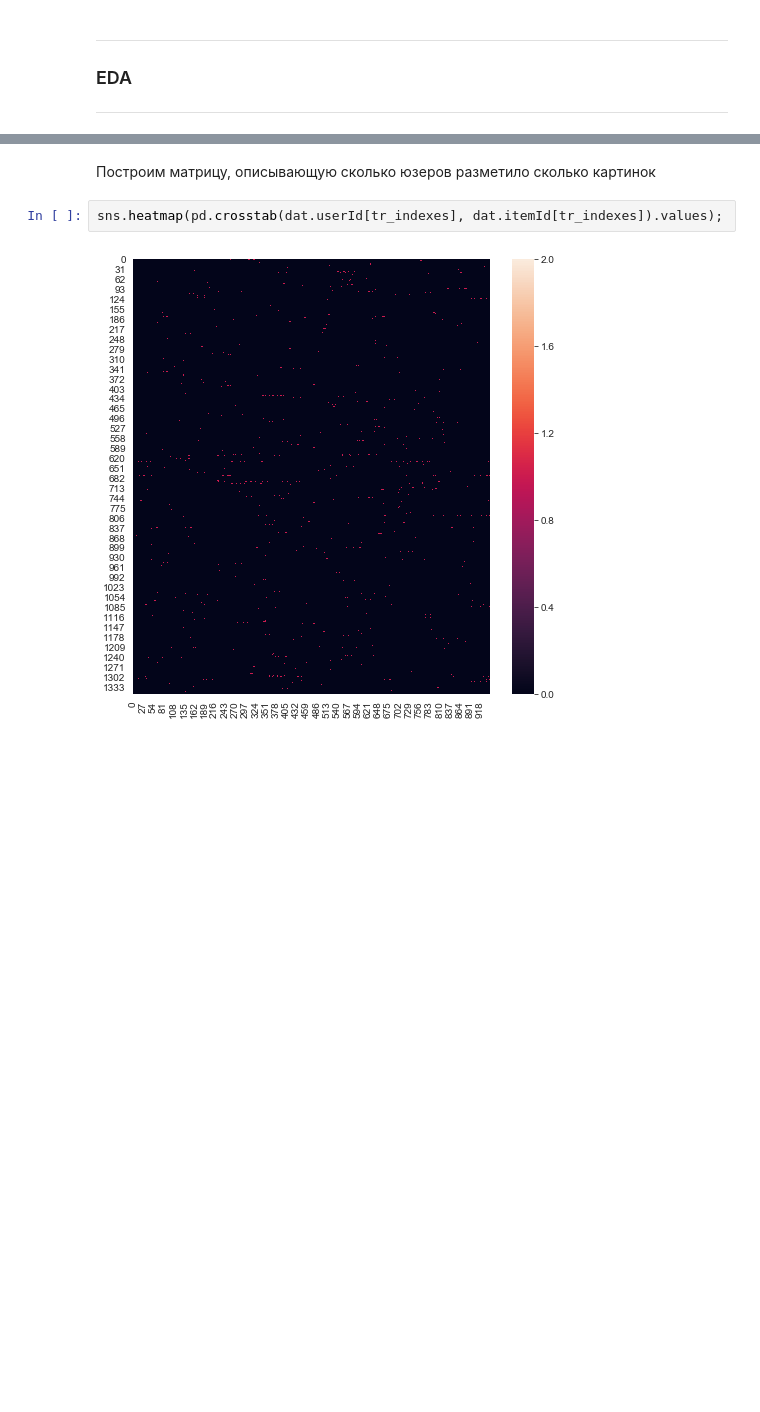
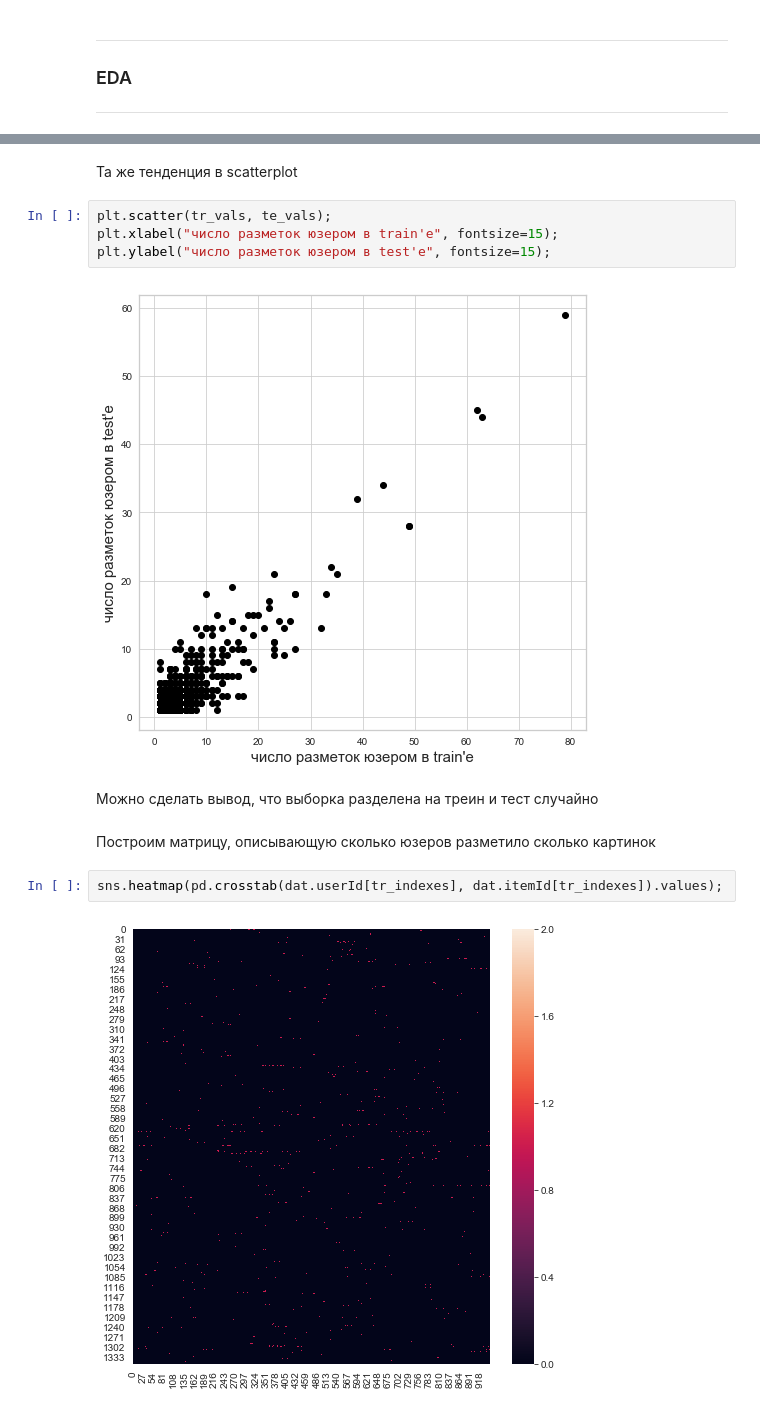
Before and after one commit to andreitsev/Competitions, a Jupyter notebook: ML Bootcamp Модератор Одноклассников.ipynb, the cells around one changed output, grey strips where cells are left out. Saved outputs shown, nothing was run; the diff lists cells and outputs as text; blank space fills up the shorter version.

```diff
--- a/ML Bootcamp Модератор Одноклассников.ipynb
+++ b/ML Bootcamp Модератор Одноклассников.ipynb
@@ -115,3 +199,13 @@ dtype: int64
+# %% [markdown]
+Та же тенденция в scatterplot
+# %%
+plt.scatter(tr_vals, te_vals);
+plt.xlabel("число разметок юзером в train'e", fontsize=15);
+plt.ylabel("число разметок юзером в test'e", fontsize=15);
+# %% [output]
+[figure, added]
+# %% [markdown]
+Можно сделать вывод, что выборка разделена на треин и тест случайно
 # %% [markdown]
 Построим матрицу, описывающую сколько юзеров разметило сколько картинок
 # %%
```
Also changed, not shown: parts of 20 cells of this notebook.
